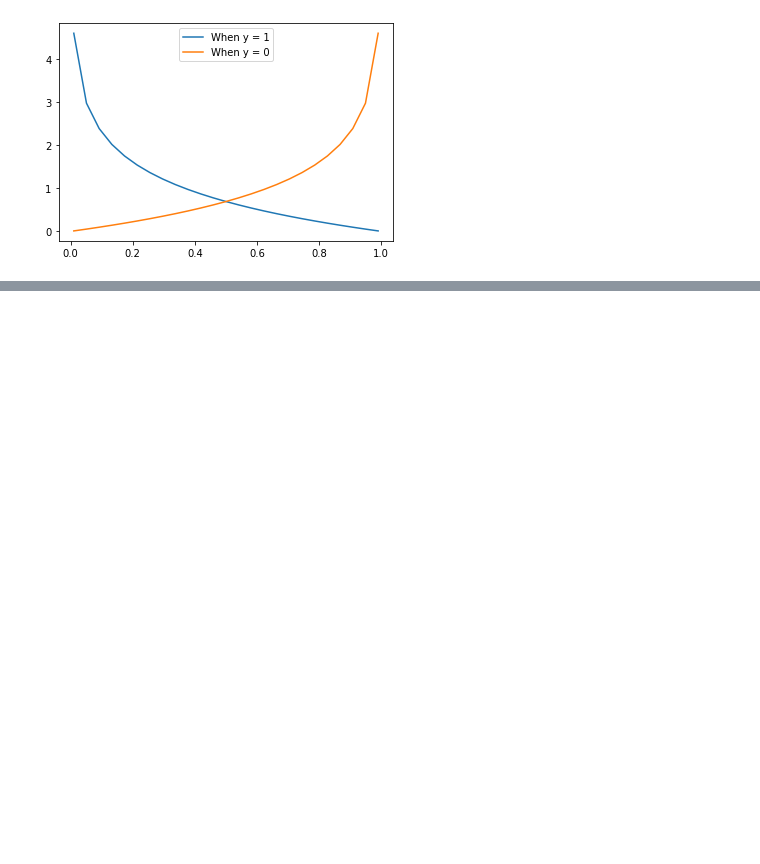
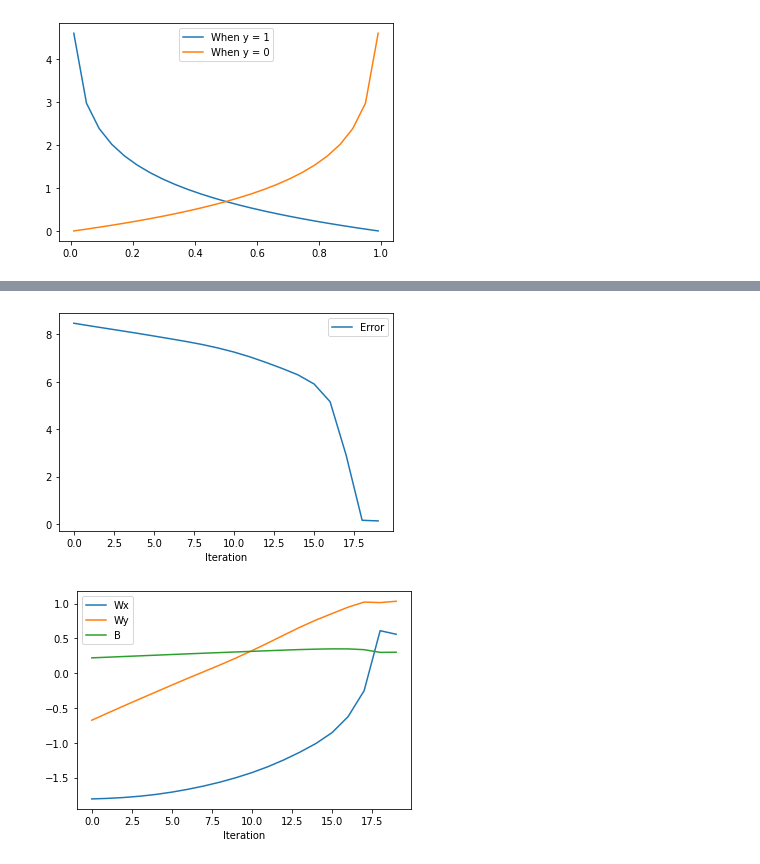
Before and after one commit to Ashwin-Rajesh/PyTorch_IEEE_2021, a Jupyter notebook: 2_LogisticRegression.ipynb, the cells around one changed output, grey strips where cells are left out. Saved outputs shown, nothing was run; the diff lists cells and outputs as text; code cells hidden in the pictures; blank space fills up the shorter version.

```diff
--- a/2_LogisticRegression.ipynb
+++ b/2_LogisticRegression.ipynb
@@ -194,0 +256,15 @@ In our code,
+# %%
+plt.plot(error_hist, label="Error")
+plt.xlabel("Iteration")
+plt.legend()
+plt.show()
+
+plt.plot([params[0] for params in param_hist], label="Wx")
+plt.plot([params[1] for params in param_hist], label="Wy")
+plt.plot([params[2] for params in param_hist], label="B")
+plt.xlabel("Iteration")
+plt.legend()
+plt.show()
+# %% [output]
+[figure, added]
+[figure, added]
```
Also changed, not shown: parts of 8 cells of this notebook.
